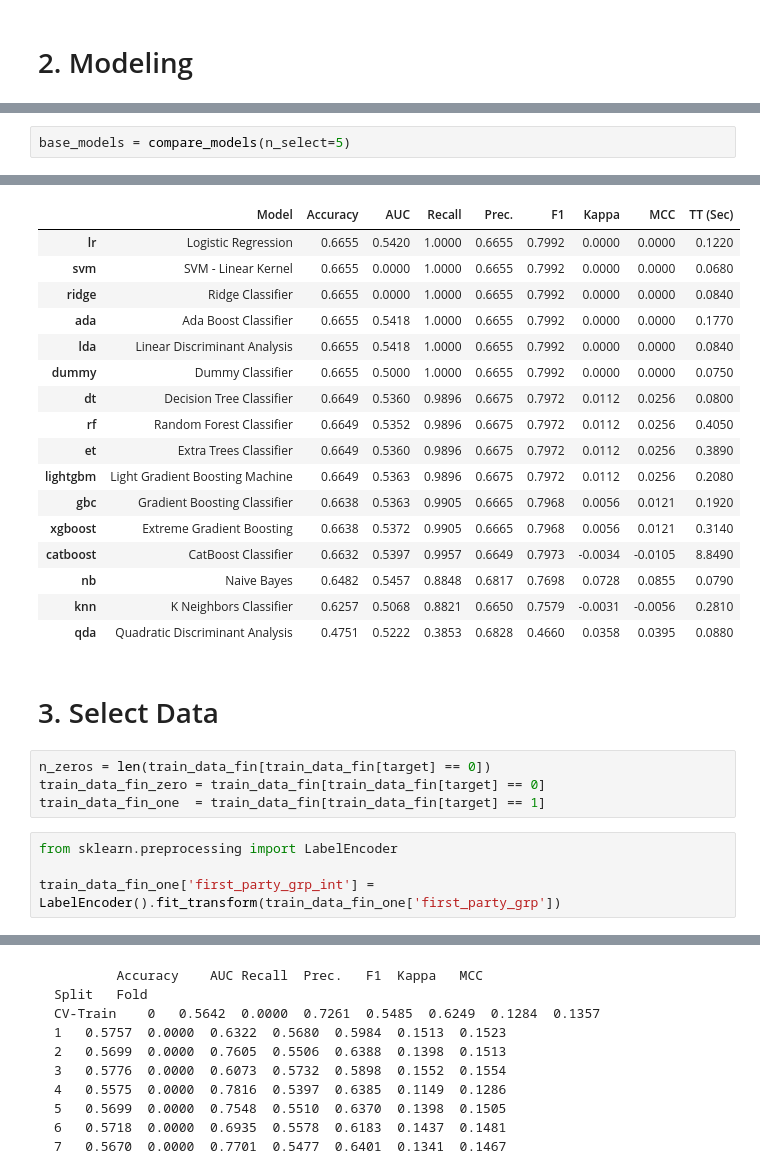
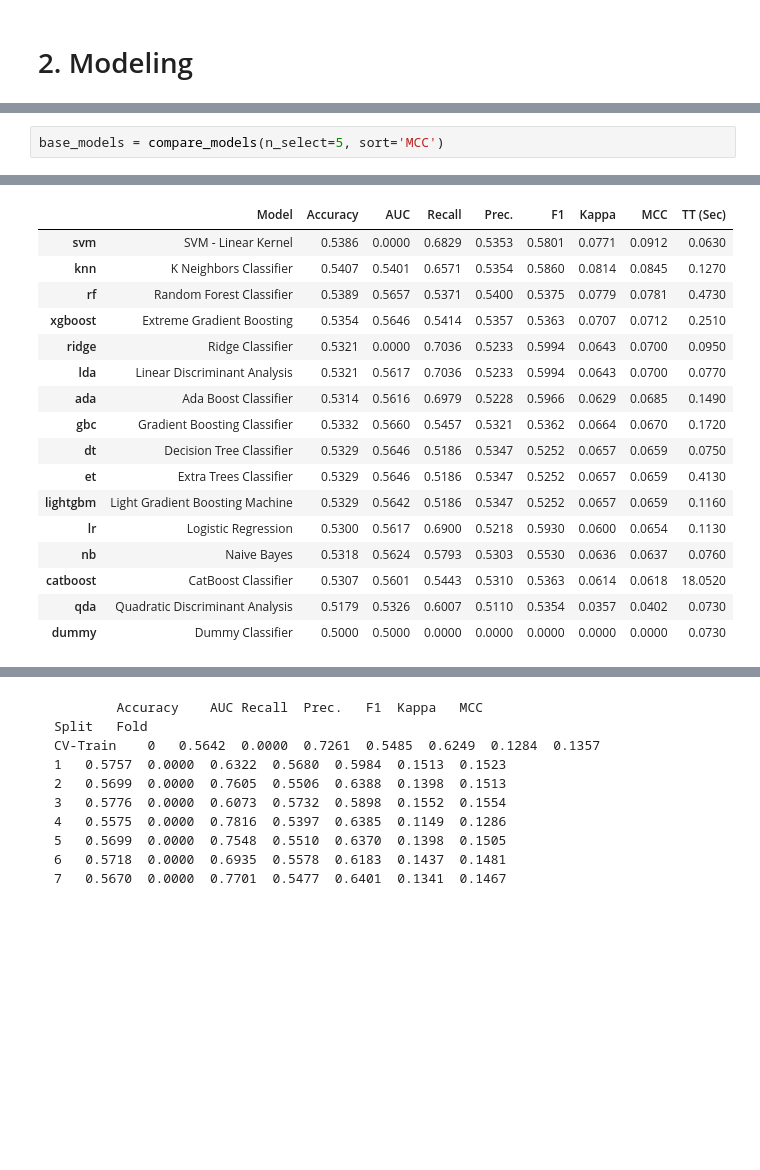
Before and after one commit to competition-team/court-decision-prediction, a Jupyter notebook: court_decision_prediction/exp/djy-2-party_group_only.ipynb, the cells around one changed output, grey strips where cells are left out. Cells and saved outputs as stored; diff of their text form; blank space fills up the shorter version.

```diff
--- a/court_decision_prediction/exp/djy-2-party_group_only.ipynb
+++ b/court_decision_prediction/exp/djy-2-party_group_only.ipynb
@@ -120,33 +281,23 @@ Please recompile with CMake option -DUSE_GPU=1
 [LightGBM] [Fatal] CUDA Tree Learner was not enabled in this build.
 Please recompile with CMake option -DUSE_CUDA=1
 # %%
-base_models = compare_models(n_select=5)
+base_models = compare_models(n_select=5, sort='MCC')
 # %% [output]
 [interactive output not drawn]
 |  | Model | Accuracy | AUC | Recall | Prec. | F1 | Kappa | MCC | TT (Sec) |
-| lr | Logistic Regression | 0.6655 | 0.5420 | 1.0000 | 0.6655 | 0.7992 | 0.0000 | 0.0000 | 0.1220 |
-| svm | SVM - Linear Kernel | 0.6655 | 0.0000 | 1.0000 | 0.6655 | 0.7992 | 0.0000 | 0.0000 | 0.0680 |
-| ridge | Ridge Classifier | 0.6655 | 0.0000 | 1.0000 | 0.6655 | 0.7992 | 0.0000 | 0.0000 | 0.0840 |
-| ada | Ada Boost Classifier | 0.6655 | 0.5418 | 1.0000 | 0.6655 | 0.7992 | 0.0000 | 0.0000 | 0.1770 |
-| lda | Linear Discriminant Analysis | 0.6655 | 0.5418 | 1.0000 | 0.6655 | 0.7992 | 0.0000 | 0.0000 | 0.0840 |
-| dummy | Dummy Classifier | 0.6655 | 0.5000 | 1.0000 | 0.6655 | 0.7992 | 0.0000 | 0.0000 | 0.0750 |
-| dt | Decision Tree Classifier | 0.6649 | 0.5360 | 0.9896 | 0.6675 | 0.7972 | 0.0112 | 0.0256 | 0.0800 |
-| rf | Random Forest Classifier | 0.6649 | 0.5352 | 0.9896 | 0.6675 | 0.7972 | 0.0112 | 0.0256 | 0.4050 |
-| et | Extra Trees Classifier | 0.6649 | 0.5360 | 0.9896 | 0.6675 | 0.7972 | 0.0112 | 0.0256 | 0.3890 |
-| lightgbm | Light Gradient Boosting Machine | 0.6649 | 0.5363 | 0.9896 | 0.6675 | 0.7972 | 0.0112 | 0.0256 | 0.2080 |
-| gbc | Gradient Boosting Classifier | 0.6638 | 0.5363 | 0.9905 | 0.6665 | 0.7968 | 0.0056 | 0.0121 | 0.1920 |
-| xgboost | Extreme Gradient Boosting | 0.6638 | 0.5372 | 0.9905 | 0.6665 | 0.7968 | 0.0056 | 0.0121 | 0.3140 |
-| catboost | CatBoost Classifier | 0.6632 | 0.5397 | 0.9957 | 0.6649 | 0.7973 | -0.0034 | -0.0105 | 8.8490 |
-| nb | Naive Bayes | 0.6482 | 0.5457 | 0.8848 | 0.6817 | 0.7698 | 0.0728 | 0.0855 | 0.0790 |
-| knn | K Neighbors Classifier | 0.6257 | 0.5068 | 0.8821 | 0.6650 | 0.7579 | -0.0031 | -0.0056 | 0.2810 |
-| qda | Quadratic Discriminant Analysis | 0.4751 | 0.5222 | 0.3853 | 0.6828 | 0.4660 | 0.0358 | 0.0395 | 0.0880 |
+| svm | SVM - Linear Kernel | 0.5386 | 0.0000 | 0.6829 | 0.5353 | 0.5801 | 0.0771 | 0.0912 | 0.0630 |
+| knn | K Neighbors Classifier | 0.5407 | 0.5401 | 0.6571 | 0.5354 | 0.5860 | 0.0814 | 0.0845 | 0.1270 |
+| rf | Random Forest Classifier | 0.5389 | 0.5657 | 0.5371 | 0.5400 | 0.5375 | 0.0779 | 0.0781 | 0.4730 |
+| xgboost | Extreme Gradient Boosting | 0.5354 | 0.5646 | 0.5414 | 0.5357 | 0.5363 | 0.0707 | 0.0712 | 0.2510 |
+| ridge | Ridge Classifier | 0.5321 | 0.0000 | 0.7036 | 0.5233 | 0.5994 | 0.0643 | 0.0700 | 0.0950 |
+| lda | Linear Discriminant Analysis | 0.5321 | 0.5617 | 0.7036 | 0.5233 | 0.5994 | 0.0643 | 0.0700 | 0.0770 |
+| ada | Ada Boost Classifier | 0.5314 | 0.5616 | 0.6979 | 0.5228 | 0.5966 | 0.0629 | 0.0685 | 0.1490 |
+| gbc | Gradient Boosting Classifier | 0.5332 | 0.5660 | 0.5457 | 0.5321 | 0.5362 | 0.0664 | 0.0670 | 0.1720 |
+| dt | Decision Tree Classifier | 0.5329 | 0.5646 | 0.5186 | 0.5347 | 0.5252 | 0.0657 | 0.0659 | 0.0750 |
+| et | Extra Trees Classifier | 0.5329 | 0.5646 | 0.5186 | 0.5347 | 0.5252 | 0.0657 | 0.0659 | 0.4130 |
+| lightgbm | Light Gradient Boosting Machine | 0.5329 | 0.5642 | 0.5186 | 0.5347 | 0.5252 | 0.0657 | 0.0659 | 0.1160 |
+| lr | Logistic Regression | 0.5300 | 0.5617 | 0.6900 | 0.5218 | 0.5930 | 0.0600 | 0.0654 | 0.1130 |
+| nb | Naive Bayes | 0.5318 | 0.5624 | 0.5793 | 0.5303 | 0.5530 | 0.0636 | 0.0637 | 0.0760 |
+| catboost | CatBoost Classifier | 0.5307 | 0.5601 | 0.5443 | 0.5310 | 0.5363 | 0.0614 | 0.0618 | 18.0520 |
+| qda | Quadratic Discriminant Analysis | 0.5179 | 0.5326 | 0.6007 | 0.5110 | 0.5354 | 0.0357 | 0.0402 | 0.0730 |
+| dummy | Dummy Classifier | 0.5000 | 0.5000 | 0.0000 | 0.0000 | 0.0000 | 0.0000 | 0.0000 | 0.0730 |
-# %% [markdown]
-# 3. Select Data
-# %%
-n_zeros = len(train_data_fin[train_data_fin[target] == 0])
-train_data_fin_zero = train_data_fin[train_data_fin[target] == 0]
-train_data_fin_one  = train_data_fin[train_data_fin[target] == 1]
-# %%
-from sklearn.preprocessing import LabelEncoder
-
-train_data_fin_one['first_party_grp_int'] = LabelEncoder().fit_transform(train_data_fin_one['first_party_grp'])
```
Also changed, not shown: parts of 51 cells of this notebook, 7 other files.
